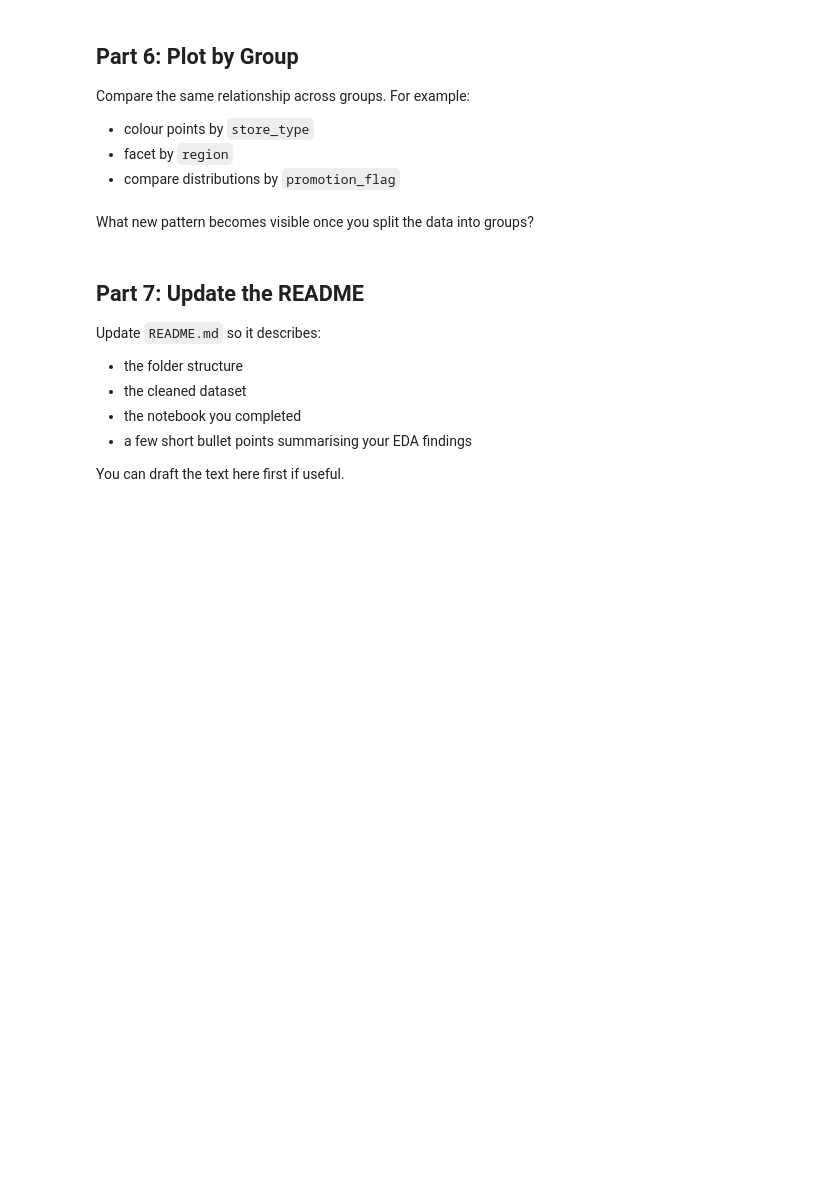
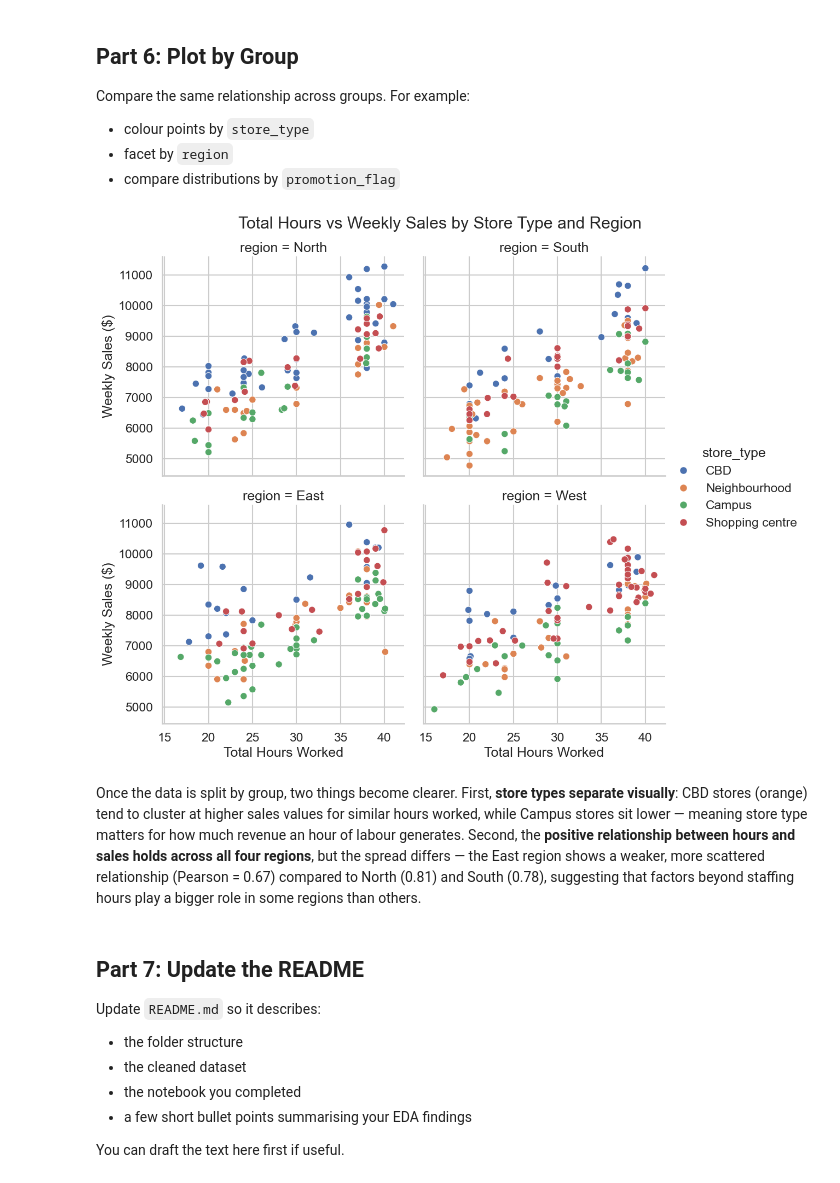
Before and after one commit to Anton1321/worksheet4, a Jupyter notebook: code/worksheet4_eda_student.ipynb, the cells around one changed output. Cells and saved outputs as stored; diff of their text form; code cells hidden in the pictures; blank space fills up the shorter version.

```diff
--- a/code/worksheet4_eda_student.ipynb
+++ b/code/worksheet4_eda_student.ipynb
@@ -102,9 +154,24 @@ Compare the same relationship across groups. For example:
 - facet by `region`
 - compare distributions by `promotion_flag`
 # %%
-# TODO: remake one analysis by group
+# Scatter plot of total_hours vs weekly_sales, coloured by store_type, faceted by region
+g = sns.relplot(
+    data=df,
+    x='total_hours',
+    y='weekly_sales',
+    hue='store_type',       # colour each dot by store type
+    col='region',           # one mini-plot per region
+    col_wrap=2,             # wrap after 2 columns → gives a 2x2 grid
+    height=5,
+    aspect=1.1,
+)
+g.set_axis_labels('Total Hours Worked', 'Weekly Sales ($)')
+g.figure.suptitle('Total Hours vs Weekly Sales by Store Type and Region', y=1.02)
+plt.show()
+# %% [output]
+[figure, added]
 # %% [markdown]
-What new pattern becomes visible once you split the data into groups?
+Once the data is split by group, two things become clearer. First, **store types separate visually**: CBD stores (orange) tend to cluster at higher sales values for similar hours worked, while Campus stores sit lower — meaning store type matters for how much revenue an hour of labour generates. Second, the **positive relationship between hours and sales holds across all four regions**, but the spread differs — the East region shows a weaker, more scattered relationship (Pearson = 0.67) compared to North (0.81) and South (0.78), suggesting that factors beyond staffing hours play a bigger role in some regions than others.
 # %% [markdown]
 ## Part 7: Update the README
 
```
Also changed, not shown: parts of 11 cells of this notebook, 1 other file.
